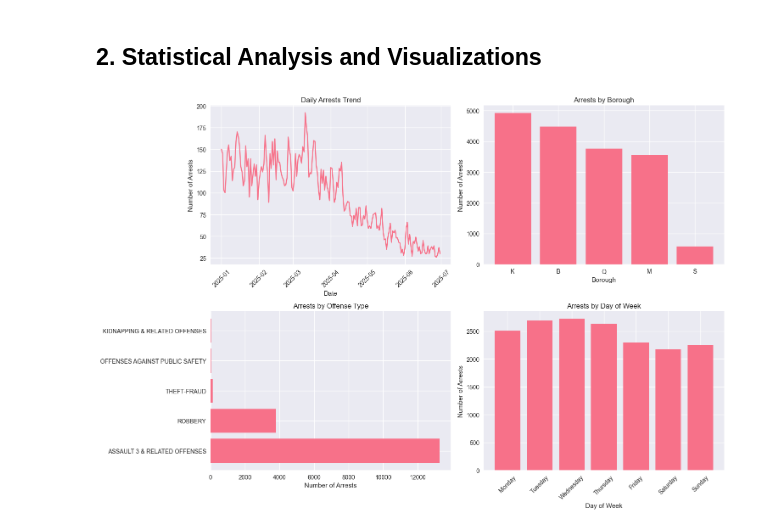
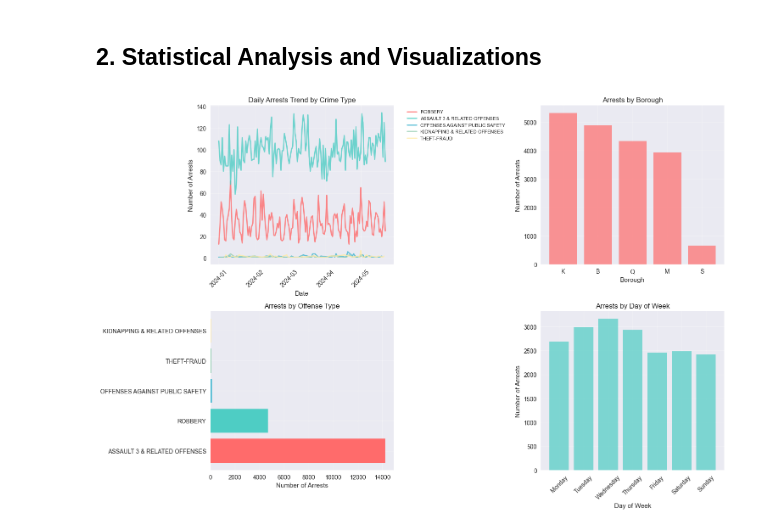
Before and after one commit to Jatixx/Data_Mining_and_Text_Mining, a Jupyter notebook: collect_data.ipynb, the cells around one changed output. Cells and saved outputs as stored; diff of their text form; code cells hidden in the pictures.

Commit message:
clean analysis of arrest and evvent dataframe using new API

```diff
--- a/collect_data.ipynb
+++ b/collect_data.ipynb
@@ -36,0 +9,20 @@ print(df_arrests.head())
+# %%
+from sodapy import Socrata
+import pandas as pd
+
+client = Socrata("data.cityofnewyork.us", None, timeout=60)
+
+# Filter: nur Arrests ab 2024-01-01
+results = client.get(
+    "8h9b-rp9u",
+    where="arrest_date >= '2024-01-01T00:00:00.000'",
+    limit=100000
+)
+
+df_arrests = pd.DataFrame.from_records(results)
+
+# arrest_date in echtes Datum umwandeln
+df_arrests["arrest_date"] = pd.to_datetime(df_arrests["arrest_date"])
+
+print(df_arrests["arrest_date"].min(), df_arrests["arrest_date"].max())
+print(df_arrests.head())
@@ -268,38 +298,95 @@ Name: count, dtype: int64
 # Time series analysis - Arrests by date
 fig, axes = plt.subplots(2, 2, figsize=(15, 10))
 
-# 1. Daily arrests trend
-daily_arrests = df_arrests_filtered.groupby(df_arrests_filtered['arrest_date'].dt.date).size()
-axes[0,0].plot(daily_arrests.index, daily_arrests.values)
-axes[0,0].set_title('Daily Arrests Trend')
+# 1. Daily arrests trend by offense type
+# Erstelle separate Linien für jeden Crime Type
+colors = ['#FF6B6B', '#4ECDC4', '#45B7D1', '#96CEB4', '#FFEAA7']
+for i, offense in enumerate(target_offenses):
+    offense_data = df_arrests_filtered[df_arrests_filtered['ofns_desc'] == offense]
+    if len(offense_data) > 0:
+        daily_arrests_by_offense = offense_data.groupby(offense_data['arrest_date'].dt.date).size()
+        axes[0,0].plot(daily_arrests_by_offense.index, daily_arrests_by_offense.values,
+                      label=offense, color=colors[i % len(colors)], alpha=0.8, linewidth=2)
+
+axes[0,0].set_title('Daily Arrests Trend by Crime Type')
 axes[0,0].set_xlabel('Date')
 axes[0,0].set_ylabel('Number of Arrests')
 axes[0,0].tick_params(axis='x', rotation=45)
+axes[0,0].legend(bbox_to_anchor=(1.05, 1), loc='upper left', fontsize=8)
+axes[0,0].grid(True, alpha=0.3)
 
 # 2. Arrests by borough
 borough_counts = df_arrests_filtered['arrest_boro'].value_counts()
-axes[0,1].bar(borough_counts.index, borough_counts.values)
+axes[0,1].bar(borough_counts.index, borough_counts.values, color='#FF6B6B', alpha=0.7)
 axes[0,1].set_title('Arrests by Borough')
 axes[0,1].set_xlabel('Borough')
 axes[0,1].set_ylabel('Number of Arrests')
+axes[0,1].grid(True, alpha=0.3)
 
 # 3. Arrests by offense type
 offense_counts = df_arrests_filtered['ofns_desc'].value_counts()
-axes[1,0].barh(offense_counts.index, offense_counts.values)
+axes[1,0].barh(offense_counts.index, offense_counts.values, color=colors[:len(offense_counts)])
 axes[1,0].set_title('Arrests by Offense Type')
 axes[1,0].set_xlabel('Number of Arrests')
+axes[1,0].grid(True, alpha=0.3)
 
 # 4. Arrests by day of week
 df_arrests_filtered['day_of_week'] = df_arrests_filtered['arrest_date'].dt.day_name()
 day_order = ['Monday', 'Tuesday', 'Wednesday', 'Thursday', 'Friday', 'Saturday', 'Sunday']
 day_counts = df_arrests_filtered['day_of_week'].value_counts().reindex(day_order)
-axes[1,1].bar(day_counts.index, day_counts.values)
+axes[1,1].bar(day_counts.index, day_counts.values, color='#4ECDC4', alpha=0.7)
 axes[1,1].set_title('Arrests by Day of Week')
 axes[1,1].set_xlabel('Day of Week')
 axes[1,1].set_ylabel('Number of Arrests')
 axes[1,1].tick_params(axis='x', rotation=45)
+axes[1,1].grid(True, alpha=0.3)
 
 plt.tight_layout()
 plt.show()
+
+# Zusätzlicher detaillierter Plot für bessere Analyse
+plt.figure(figsize=(15, 8))
+for i, offense in enumerate(target_offenses):
+    offense_data = df_arrests_filtered[df_arrests_filtered['ofns_desc'] == offense]
+    if len(offense_data) > 0:
+        # Wöchentliche Aggregation für glattere Linien
+        weekly_arrests = offense_data.groupby(offense_data['arrest_date'].dt.to_period('W')).size()
+        weekly_dates = [period.start_time for period in weekly_arrests.index]
+
+        plt.plot(weekly_dates, weekly_arrests.values,
+                label=offense, color=colors[i % len(colors)],
+                marker='o', markersize=4, linewidth=2, alpha=0.8)
+
+plt.title('Weekly Arrests Trend by Crime Type (Smoothed)', fontsize=16, fontweight='bold')
+plt.xlabel('Date', fontsize=12)
+plt.ylabel('Number of Arrests per Week', fontsize=12)
+plt.legend(bbox_to_anchor=(1.05, 1), loc='uppe
+
+
+
+
+
+
+
+
+
+
+
+
+
+
+
+
+
+
+
+
+' \
+'
+r left')
+plt.grid(True, alpha=0.3)
+plt.xticks(rotation=45)
+plt.tight_layout()
+plt.show()
 # %% [output]
-[figure, old version]
+[figure, new version]
```
Also changed, not shown: parts of 30 cells of this notebook, 2 other files.
